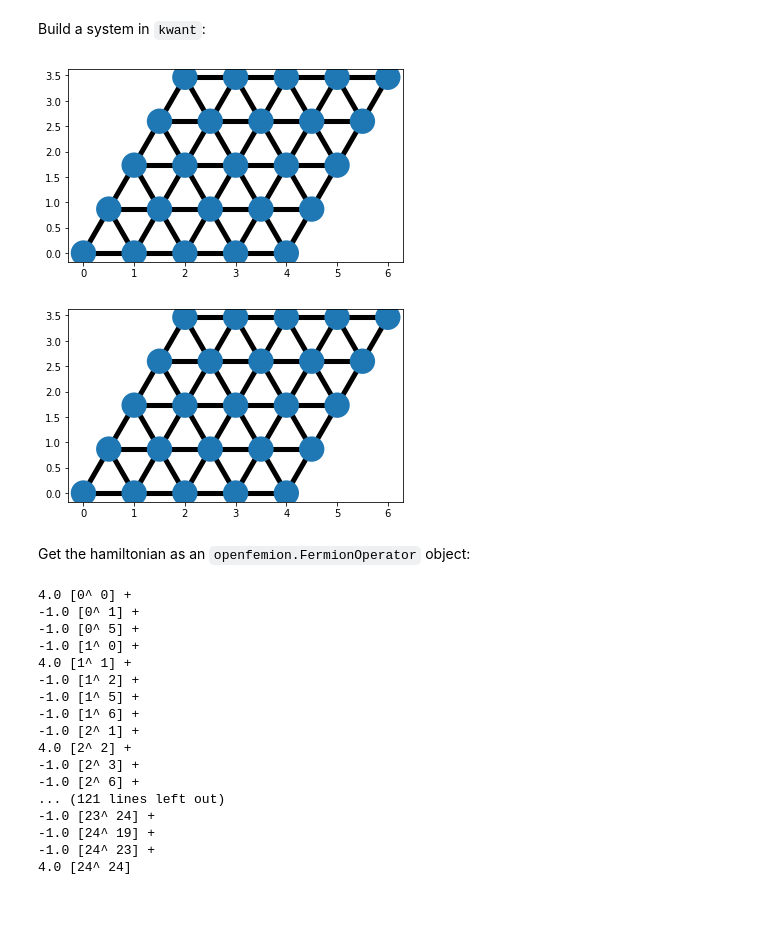
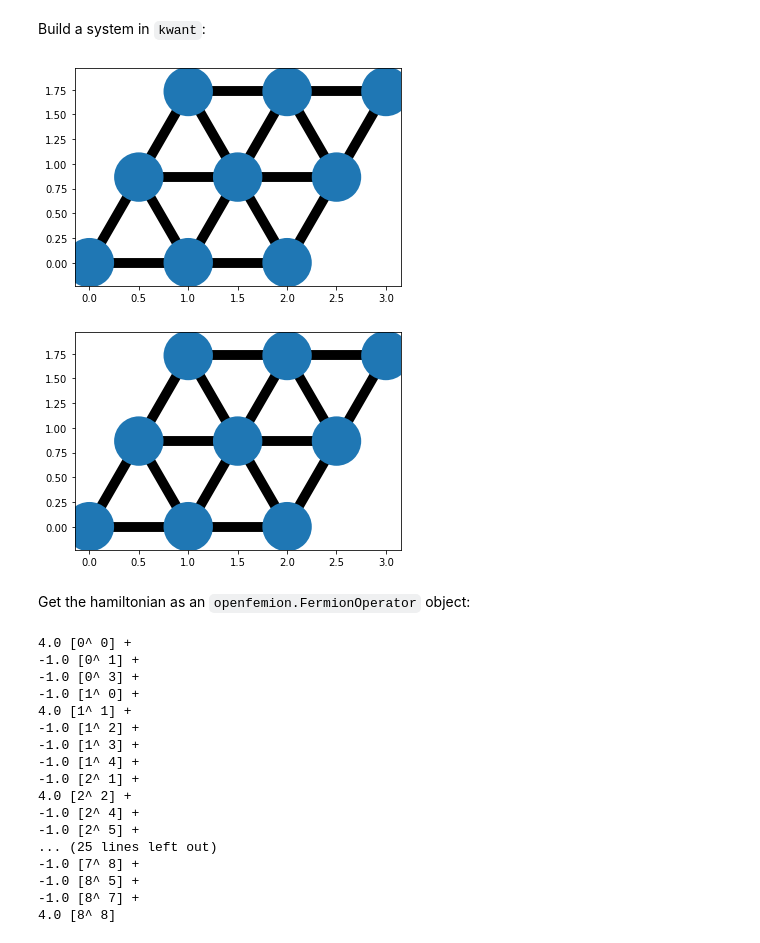
Before and after one commit to alicjadut/kwant_to_openfermion, a Jupyter notebook: demo.ipynb, the cells around one changed output. Cells and saved outputs as stored; diff of their text form; code cells hidden in the pictures; blank space fills up the shorter version.

Commit message:
no need to pass the hoppings iterator

```diff
--- a/demo.ipynb
+++ b/demo.ipynb
@@ -6,38 +6,39 @@ from kwant_to_openfermion import *
 Build a system in `kwant`:
 # %%
 a = 1.
-L = 5
+L = 3
 t = 1.
 
 syst = kwant.Builder()
 lat = kwant.lattice.triangular(a)
 syst[(lat(x, y) for x in range(L) for y in range(L))] = 4 * t
 syst[lat.neighbors()] = -t
+syst = syst.finalized()
 
 kwant.plot(syst)
 # %% [output]
-[figure, old version]
+[figure, new version]
-[figure, old version]
+[figure, new version]
 # %% [markdown]
 Get the hamiltonian as an `openfemion.FermionOperator` object:
 # %%
-ham = builder_to_FermionOperator(syst.finalized(), syst.hoppings())
+ham = builder_to_FermionOperator(syst)
 print(ham)
 # %% [output]
 4.0 [0^ 0] +
 -1.0 [0^ 1] +
--1.0 [0^ 5] +
+-1.0 [0^ 3] +
 -1.0 [1^ 0] +
 4.0 [1^ 1] +
 -1.0 [1^ 2] +
--1.0 [1^ 5] +
--1.0 [1^ 6] +
+-1.0 [1^ 3] +
+-1.0 [1^ 4] +
 -1.0 [2^ 1] +
 4.0 [2^ 2] +
--1.0 [2^ 3] +
--1.0 [2^ 6] +
-... (121 lines left out)
--1.0 [23^ 24] +
--1.0 [24^ 19] +
--1.0 [24^ 23] +
-4.0 [24^ 24]
+-1.0 [2^ 4] +
+-1.0 [2^ 5] +
+... (25 lines left out)
+-1.0 [7^ 8] +
+-1.0 [8^ 5] +
+-1.0 [8^ 7] +
+4.0 [8^ 8]
```
Also changed, not shown: 1 other file.
